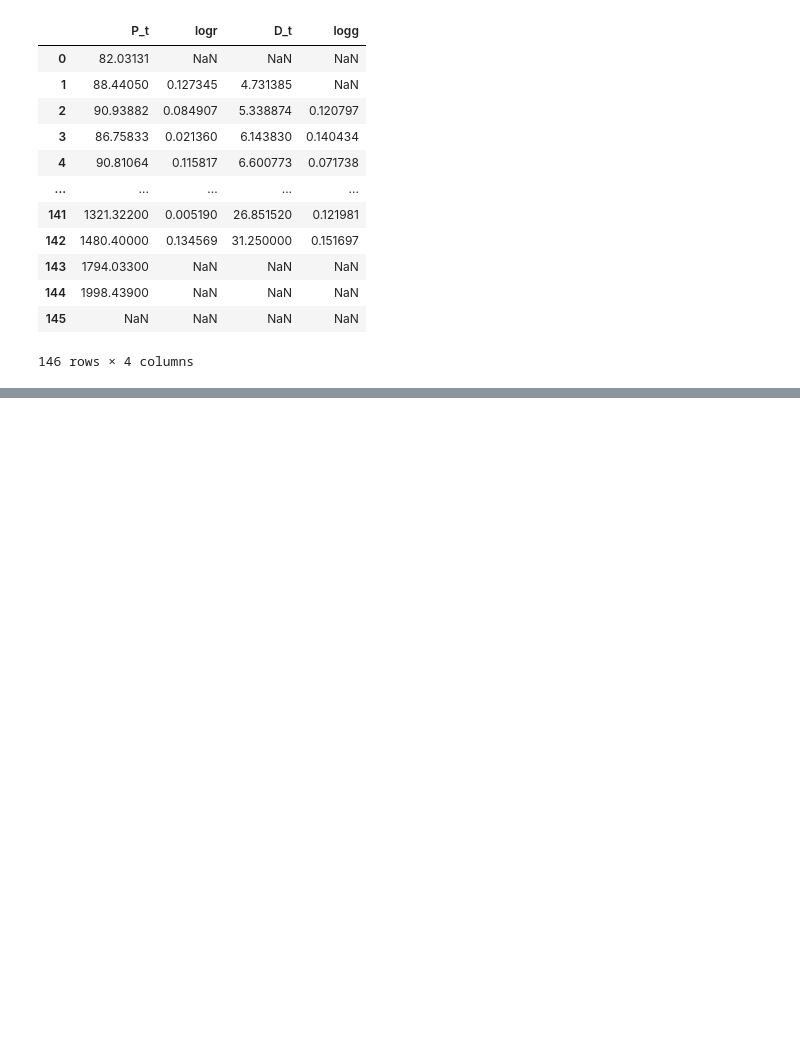
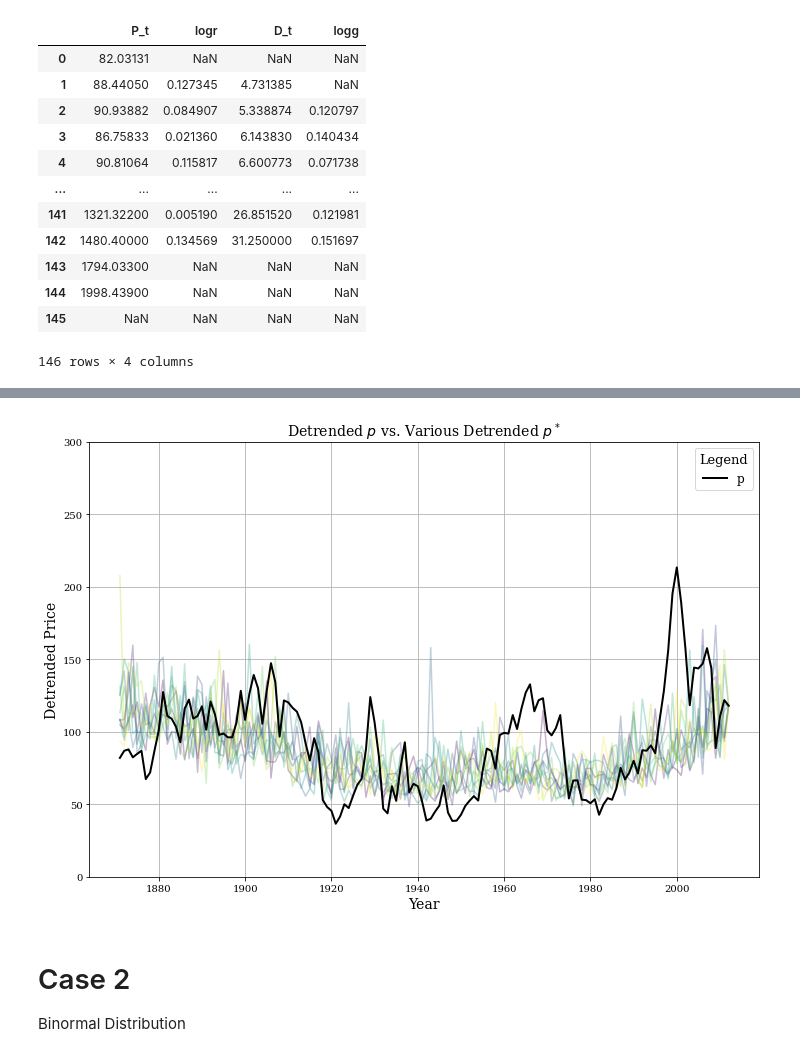
Before and after one commit to JohnDLee/MMFE_Project_SP2024, a Jupyter notebook: shiller.ipynb, the cells around one changed output, grey strips where cells are left out. Cells and saved outputs as stored; diff of their text form; code cells hidden in the pictures; blank space fills up the shorter version.

```diff
--- a/shiller.ipynb
+++ b/shiller.ipynb
@@ -313,0 +378,27 @@ snp[['P_t', 'logr', 'D_t', 'logg']]
+# %%
+# Plotting
+plt.figure(figsize=(12, 8))  # Set the figure size
+colors = plt.cm.viridis(np.linspace(0, 1, len(arrs)))  # Color map for multiple lines
+for i, a in enumerate(arrs):
+    plt.plot(snp['Year'].iloc[0:142], a, alpha=0.3, color=colors[i])  # Adjust alpha for transparency
+
+plt.plot(snp['Year'].iloc[0:142], (snp['RealP']/(1+g)**snp.index).iloc[0:142], label='p', c='black', linewidth=2)
+
+# Setting plot limits, labels, title, and grid
+plt.ylim(0, 300)
+plt.xlabel('Year', fontsize=14)
+plt.ylabel('Detrended Price', fontsize=14)
+plt.title(r'Detrended $p$ vs. Various Detrended $p^*$', fontsize=14)
+plt.grid(True)
+plt.legend(title='Legend', title_fontsize='13', fontsize=12)
+
+# Using a style (optional)
+plt.style.use('seaborn-darkgrid')
+
+# Show the plot
+plt.show()
+# %% [output]
+[figure, added]
+# %% [markdown]
+# Case 2
+Binormal Distribution
```
Also changed, not shown: parts of 94 cells of this notebook, 18 other files.
